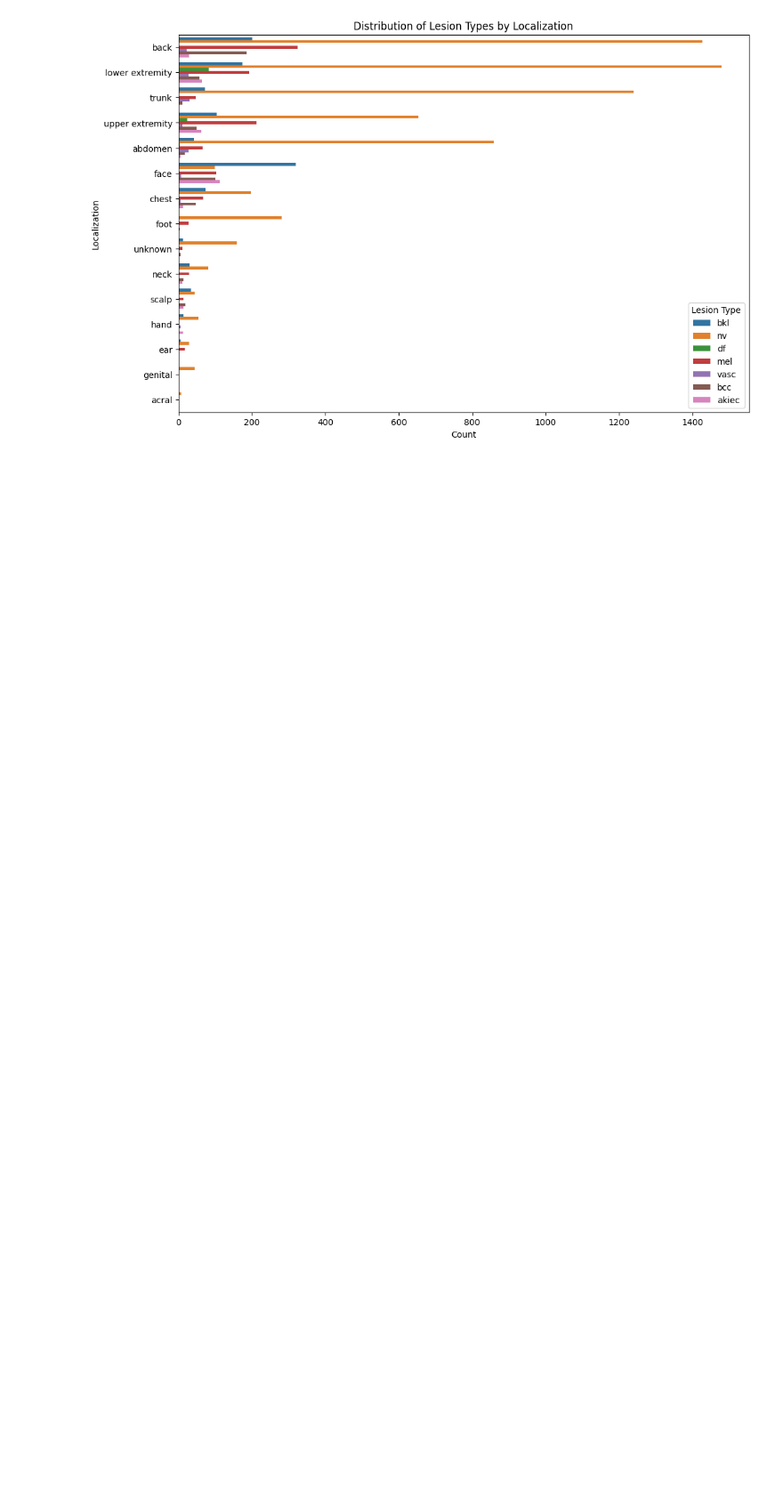
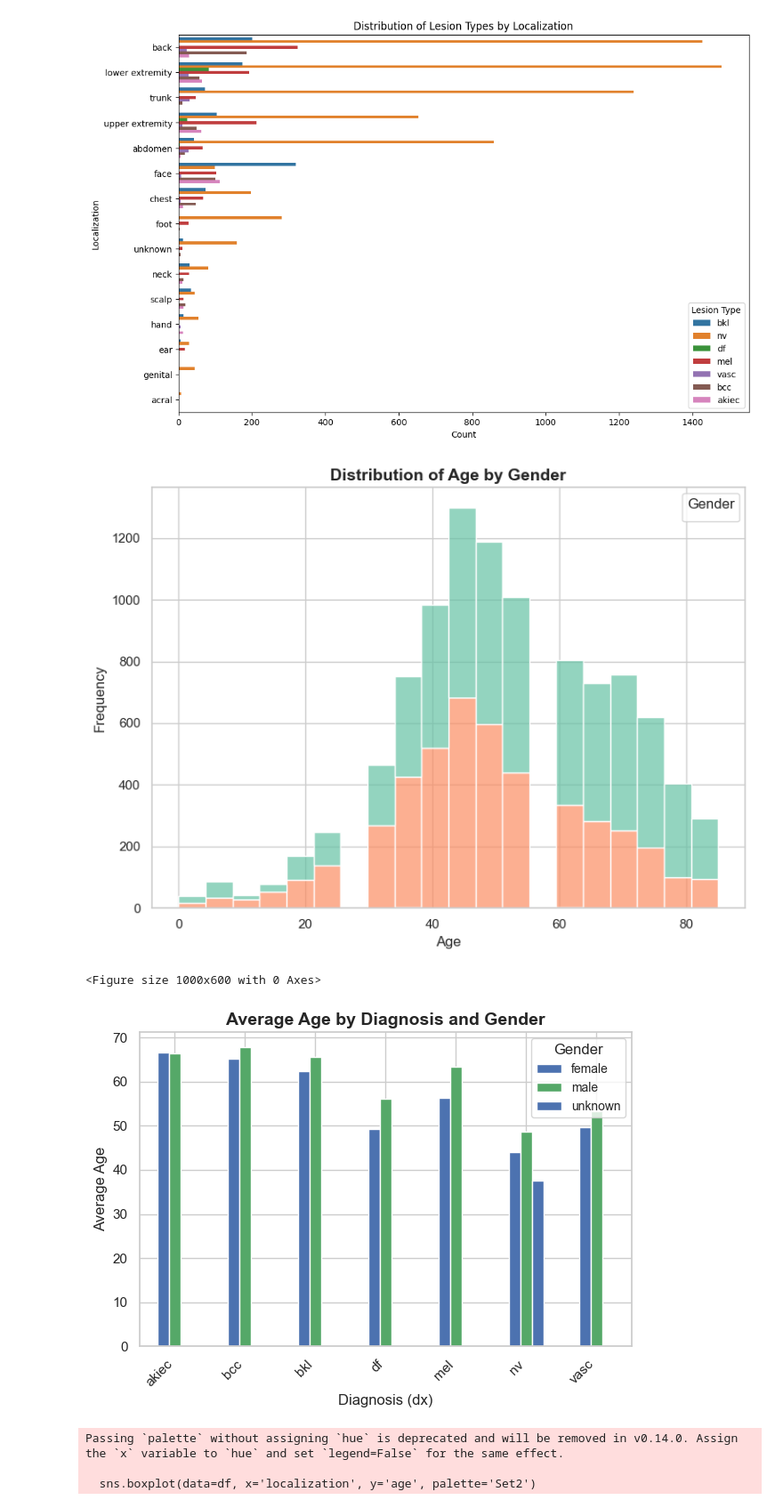
Before and after one commit to OskarMannik/birthmark-classifier, a Jupyter notebook: visualisation.ipynb, the cells around one changed output. Shown at 89% size. Saved outputs shown, nothing was run; the diff lists cells and outputs as text; code cells hidden in the pictures; blank space fills up the shorter version.

Commit message:
edit some graphs

```diff
--- a/visualisation.ipynb
+++ b/visualisation.ipynb
@@ -133,3 +133,61 @@ df        1.154850
 Name: proportion, dtype: float64
 [figure]
 [figure]
+# %%
+import matplotlib.pyplot as plt
+import seaborn as sns
+
+# Seaborn-Theme setzen (für ein schöneres Standard-Layout)
+sns.set_theme(style="whitegrid")
+
+# 1. Distribution of Age by Gender
+plt.figure(figsize=(8, 6))
+sns.histplot(data=df, x='age', hue='sex', multiple='stack', kde=False, bins=20, alpha=0.7, palette="Set2")
+plt.title('Distribution of Age by Gender', fontsize=14, fontweight='bold')
+plt.xlabel('Age', fontsize=12)
+plt.ylabel('Frequency', fontsize=12)
+plt.legend(title='Gender', title_fontsize=12, fontsize=10)
+plt.tight_layout()
+plt.show()
+
+# 2. Average Age by Diagnosis and Gender
+avg_age_dx_gender = df.pivot_table(values='age', index='dx', columns='sex', aggfunc='mean')
+
+plt.figure(figsize=(10, 6))
+avg_age_dx_gender.plot(kind='bar', color=['#4C72B0', '#55A868'])
+plt.title('Average Age by Diagnosis and Gender', fontsize=14, fontweight='bold')
+plt.xlabel('Diagnosis (dx)', fontsize=12)
+plt.ylabel('Average Age', fontsize=12)
+plt.legend(title='Gender', title_fontsize=12, fontsize=10)
+plt.xticks(rotation=45, ha='right')
+plt.tight_layout()
+plt.show()
+
+# 3. Age by Body Region (Localization)
+plt.figure(figsize=(12, 8))
+# Für Boxplots mit schönerem Styling empfiehlt sich sns.boxplot
+sns.boxplot(data=df, x='localization', y='age', palette='Set2')
+plt.title('Age by Body Region', fontsize=14, fontweight='bold')
+plt.xlabel('Body Region (localization)', fontsize=12)
+plt.ylabel('Age', fontsize=12)
+plt.xticks(rotation=45, ha='right')
+plt.tight_layout()
+plt.show()
+
+# 4. Age by Diagnosis
+plt.figure(figsize=(10, 6))
+sns.boxplot(data=df, x='dx', y='age', palette='Set2')
+plt.title('Age by Diagnosis', fontsize=14, fontweight='bold')
+plt.xlabel('Diagnosis (dx)', fontsize=12)
+plt.ylabel('Age', fontsize=12)
+plt.xticks(rotation=45, ha='right')
+plt.tight_layout()
+plt.show()
+#
+# %% [output]
+[figure, added]
+<Figure size 1000x600 with 0 Axes>
+[figure, added]
+Passing `palette` without assigning `hue` is deprecated and will be removed in v0.14.0. Assign the `x` variable to `hue` and set `legend=False` for the same effect.
+
+  sns.boxplot(data=df, x='localization', y='age', palette='Set2')
```
Also changed, not shown: parts of 2 cells of this notebook.
